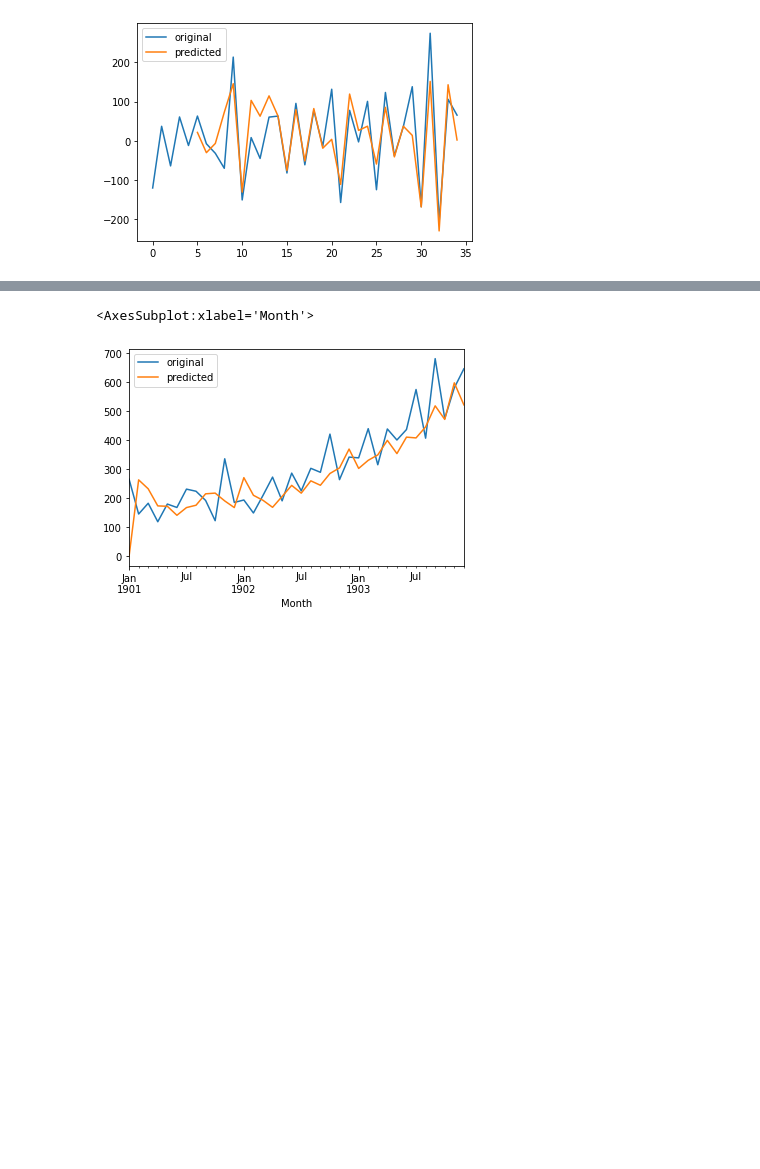
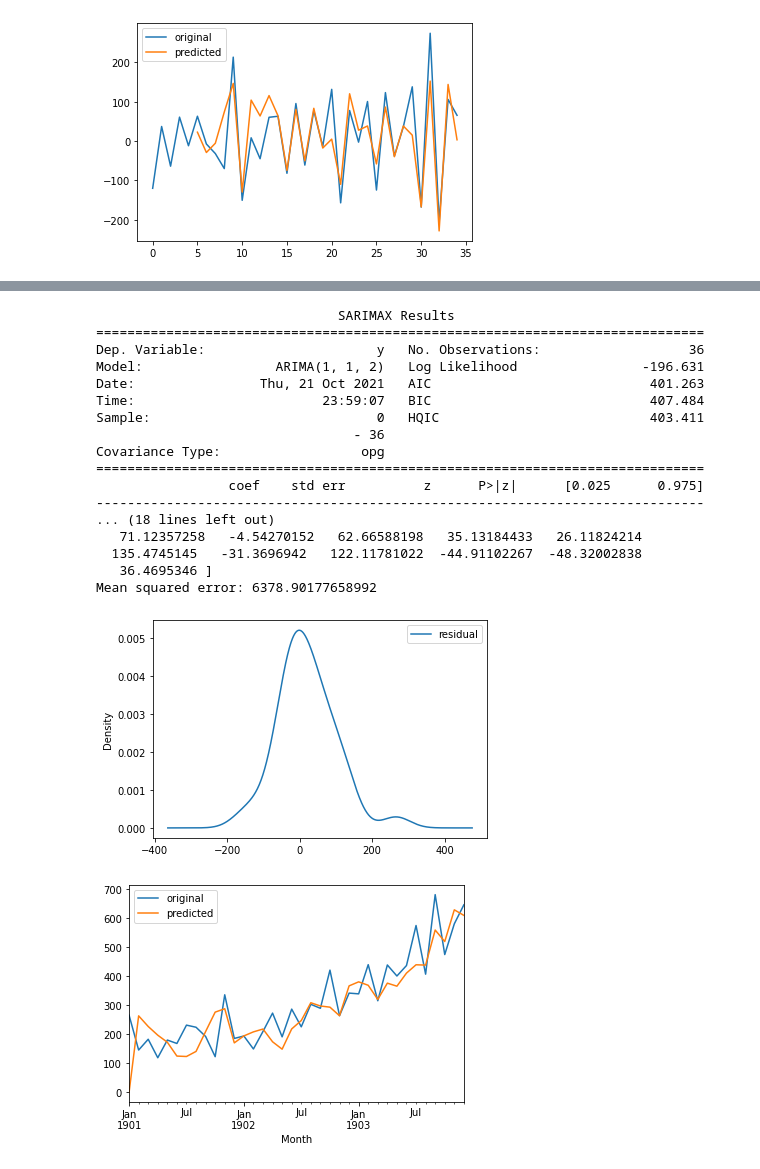
Before and after one commit to matt-juan23/time-series-forecasting, a Jupyter notebook: ARIMA.ipynb, the cells around one changed output, grey strips where cells are left out. Cells and saved outputs as stored; diff of their text form; code cells hidden in the pictures; blank space fills up the shorter version.

```diff
--- a/ARIMA.ipynb
+++ b/ARIMA.ipynb
@@ -236,15 +172,37 @@ Month
 Sales    10.882857
 dtype: float64
 # %%
-model = ARIMA(data.values, order=(1,1,1))
+model = ARIMA(data.values, order=(1,1,2))
+# model = ARIMA(first.values, order=(1,1,2))
 fitted = model.fit()
-# print(fitted.summary())
-# print(fitted.resid)
+print(fitted.summary())
+print(fitted.resid)
+pd.DataFrame(fitted.resid, columns=["residual"]).plot(kind="kde")
 predicted = fitted.predict(start=0, end=len(first))
+# predicted = fitted.predict(start=0, end=len(first)-1)
 df = pd.DataFrame()
 df["original"] = data.Sales
+# df["original"] = first
 df["predicted"] = predicted
 df[["original", "predicted"]].plot()
+print("Mean squared error:", mean_squared_error(df["original"], df["predicted"]))
 # %% [output]
-<AxesSubplot:xlabel='Month'>
+                               SARIMAX Results
+==============================================================================
+Dep. Variable:                      y   No. Observations:                   36
+Model:                 ARIMA(1, 1, 2)   Log Likelihood                -196.631
+Date:                Thu, 21 Oct 2021   AIC                            401.263
+Time:                        23:59:07   BIC                            407.484
+Sample:                             0   HQIC                           403.411
+                                 - 36
+Covariance Type:                  opg
+==============================================================================
+                 coef    std err          z      P>|z|      [0.025      0.975]
+------------------------------------------------------------------------------
+... (18 lines left out)
+   71.12357258   -4.54270152   62.66588198   35.13184433   26.11824214
+  135.4745145   -31.3696942   122.11781022  -44.91102267  -48.32002838
+   36.4695346 ]
+Mean squared error: 6378.90177658992
-[figure, old version]
+[figure, new version]
+[figure, added]
```
Also changed, not shown: parts of 14 cells of this notebook, 4 other files.
